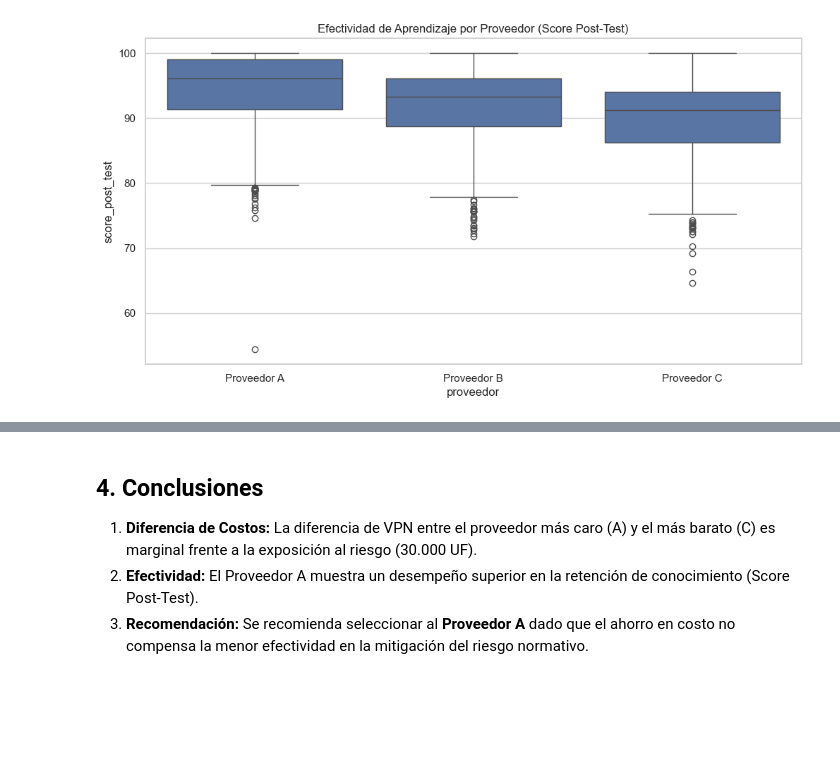
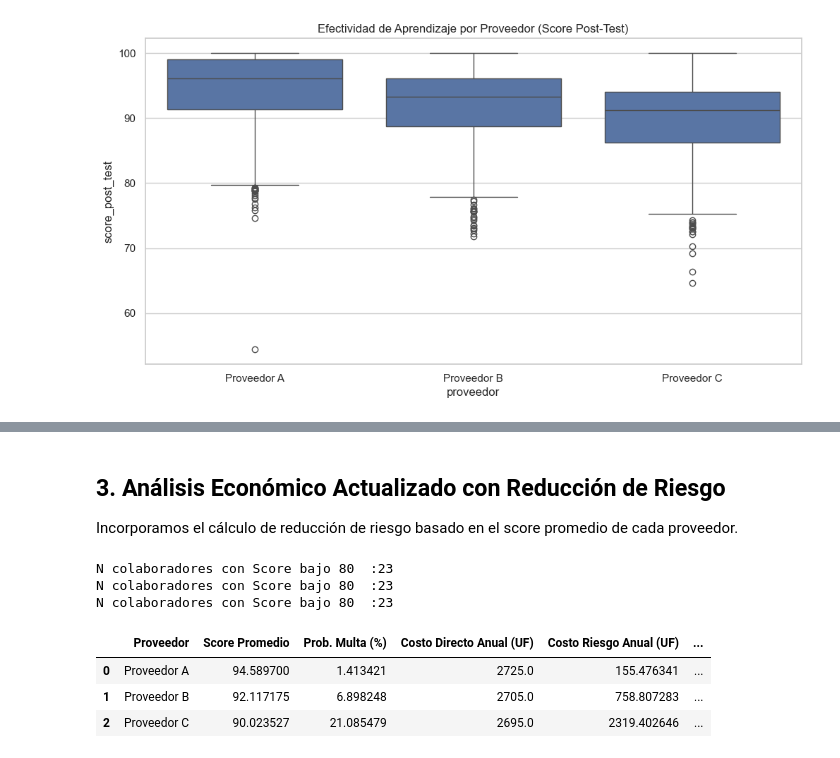
Before and after one commit to oceballos/PeopleAnalytics, a Jupyter notebook: notebooks/02_ab_testing_economic.ipynb, the cells around one changed output, grey strips where cells are left out. Saved outputs shown, nothing was run; the diff lists cells and outputs as text; code cells hidden in the pictures; blank space fills up the shorter version.

```diff
--- a/notebooks/02_ab_testing_economic.ipynb
+++ b/notebooks/02_ab_testing_economic.ipynb
@@ -101,6 +56,4 @@ df_economico
-# %% [markdown]
-## 4. Conclusiones
-
-1. **Diferencia de Costos:** La diferencia de VPN entre el proveedor más caro (A) y el más barato (C) es marginal frente a la exposición al riesgo (30.000 UF).
-2. **Efectividad:** El Proveedor A muestra un desempeño superior en la retención de conocimiento (Score Post-Test).
-3. **Recomendación:** Se recomienda seleccionar al **Proveedor A** dado que el ahorro en costo no compensa la menor efectividad en la mitigación del riesgo normativo.
+# %% [markdown]
+## 3. Análisis Económico Actualizado con Reducción de Riesgo
+
+Incorporamos el cálculo de reducción de riesgo basado en el score promedio de cada proveedor.
@@ -106,0 +101,65 @@ df_economico
+# %%
+# Parámetros financieros (UF)
+n_colaboradores = 5000
+tarifa_incremental = 0.5
+tasa_reevaluacion = 0.05
+tasa_descuento = 0.15
+factor_anualidad = sum([1 / (1 + tasa_descuento) ** i for i in range(1, 4)])
+
+# Parámetros de riesgo
+costo_multa = 10000  # UF
+costo_reputacional = 20000  # UF
+prob_reputacional = 0.05  # 5% si hay multa
+umbral_score = 80  # Score mínimo ideal
+incremento_prob_por_punto = 0.00001  # 0.01% por cada punto bajo 80
+
+costos_base = {
+    'Proveedor A': 100,
+    'Proveedor B': 80,
+    'Proveedor C': 70
+}
+
+
+analisis_final = []
+
+for prov in ['Proveedor A', 'Proveedor B', 'Proveedor C']:
+    score_medio = df[df['proveedor'] == prov]['score_post_test'].mean()
+
+    print(f"N colaboradores con Score bajo {umbral_score}  :{n_colaboradores_con_bajo_score}")
+    # Cálculo de costo directo anual
+    costo_directo_anual = costos_base[prov] + (n_colaboradores * tarifa_incremental) + (
+                n_colaboradores * tasa_reevaluacion * tarifa_incremental)
+
+    # Cálculo de riesgo
+    riesgo = calcular_riesgo_multa(df[df['proveedor'] == prov], prob_reputacional=prob_reputacional, costo_multa=costo_multa, costo_reputacional=costo_reputacional, incremento_prob_por_punto = incremento_prob_por_punto, umbral_score=umbral_score)
+
+    # Costo total anual (directo + riesgo esperado)
+    costo_total_anual = costo_directo_anual + riesgo['costo_total_riesgo_anual']
+
+    # VPN a 3 años
+    vpn_costo_directo = costo_directo_anual * factor_anualidad
+    vpn_costo_riesgo = riesgo['costo_total_riesgo_anual'] * factor_anualidad
+    vpn_total = vpn_costo_directo + vpn_costo_riesgo
+
+    analisis_final.append({
+        'Proveedor': prov,
+        'Score Promedio': score_medio,
+        'Prob. Multa (%)': riesgo['prob_multa'] * 100,
+        'Costo Directo Anual (UF)': costo_directo_anual,
+        'Costo Riesgo Anual (UF)': riesgo['costo_total_riesgo_anual'],
+        'Costo Total Anual (UF)': costo_total_anual,
+        'VPN Directo 3 años (UF)': vpn_costo_directo,
+        'VPN Riesgo 3 años (UF)': vpn_costo_riesgo,
+        'VPN Total 3 años (UF)': vpn_total
+    })
+
+df_economico = pd.DataFrame(analisis_final)
+df_economico
+# %% [output]
+N colaboradores con Score bajo 80  :23
+N colaboradores con Score bajo 80  :23
+N colaboradores con Score bajo 80  :23
+|  | Proveedor | Score Promedio | Prob. Multa (%) | Costo Directo Anual (UF) | Costo Riesgo Anual (UF) | ... |
+| 0 | Proveedor A | 94.589700 | 1.413421 | 2725.0 | 155.476341 | ... |
+| 1 | Proveedor B | 92.117175 | 6.898248 | 2705.0 | 758.807283 | ... |
+| 2 | Proveedor C | 90.023527 | 21.085479 | 2695.0 | 2319.402646 | ... |
```
Also changed, not shown: parts of 6 cells of this notebook.
